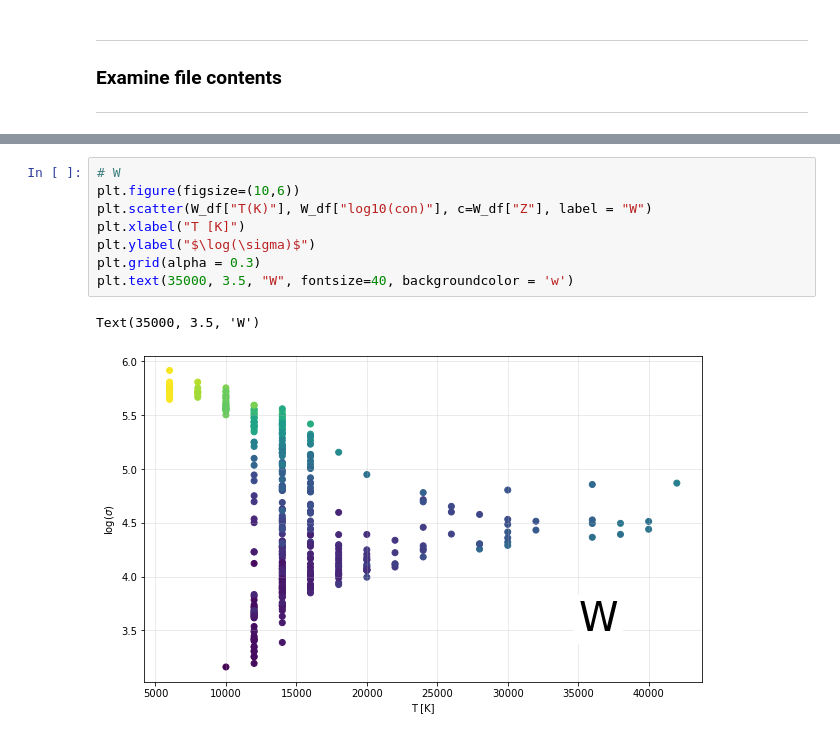
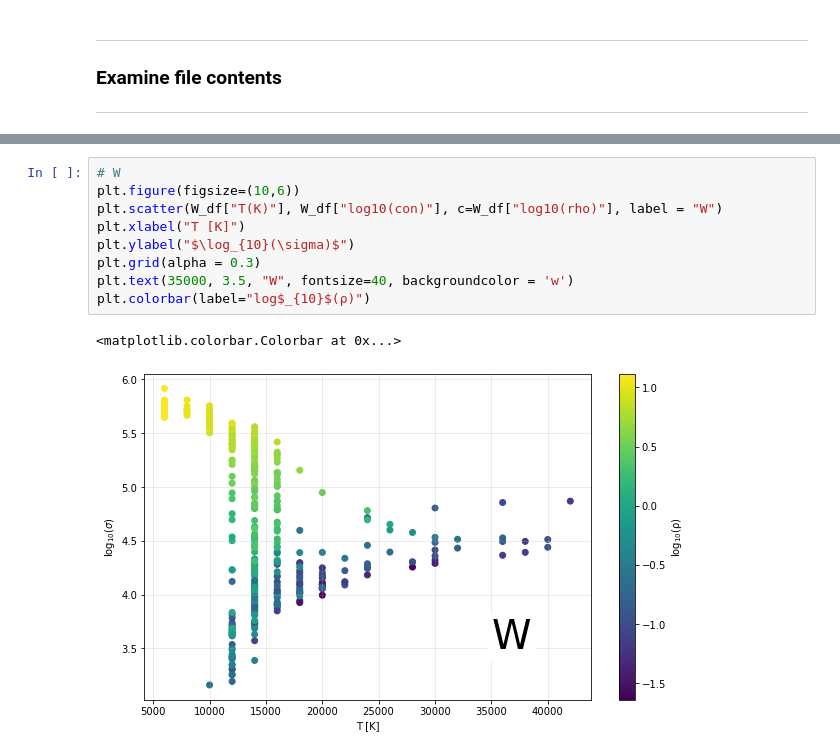
Before and after one commit to MurilloGroupMSU/Dense-Plasma-Properties-Database, a Jupyter notebook: database/DeSilvaKatsouros/View_DeSilva_data.ipynb, the cells around one changed output, grey strips where cells are left out. Saved outputs shown, nothing was run; the diff lists cells and outputs as text.

```diff
--- a/database/DeSilvaKatsouros/View_DeSilva_data.ipynb
+++ b/database/DeSilvaKatsouros/View_DeSilva_data.ipynb
@@ -112,11 +134,12 @@ Text(35000, 3, 'Cu')
 # %%
 # W
 plt.figure(figsize=(10,6))
-plt.scatter(W_df["T(K)"], W_df["log10(con)"], c=W_df["Z"], label = "W")
+plt.scatter(W_df["T(K)"], W_df["log10(con)"], c=W_df["log10(rho)"], label = "W")
 plt.xlabel("T [K]")
-plt.ylabel("$\log(\sigma)$")
+plt.ylabel("$\log_{10}(\sigma)$")
 plt.grid(alpha = 0.3)
 plt.text(35000, 3.5, "W", fontsize=40, backgroundcolor = 'w')
+plt.colorbar(label="log$_{10}$(ρ)")
 # %% [output]
-Text(35000, 3.5, 'W')
+<matplotlib.colorbar.Colorbar at 0x...>
-[figure, old version]
+[figure, new version]
```
Also changed, not shown: parts of 8 cells of this notebook.
